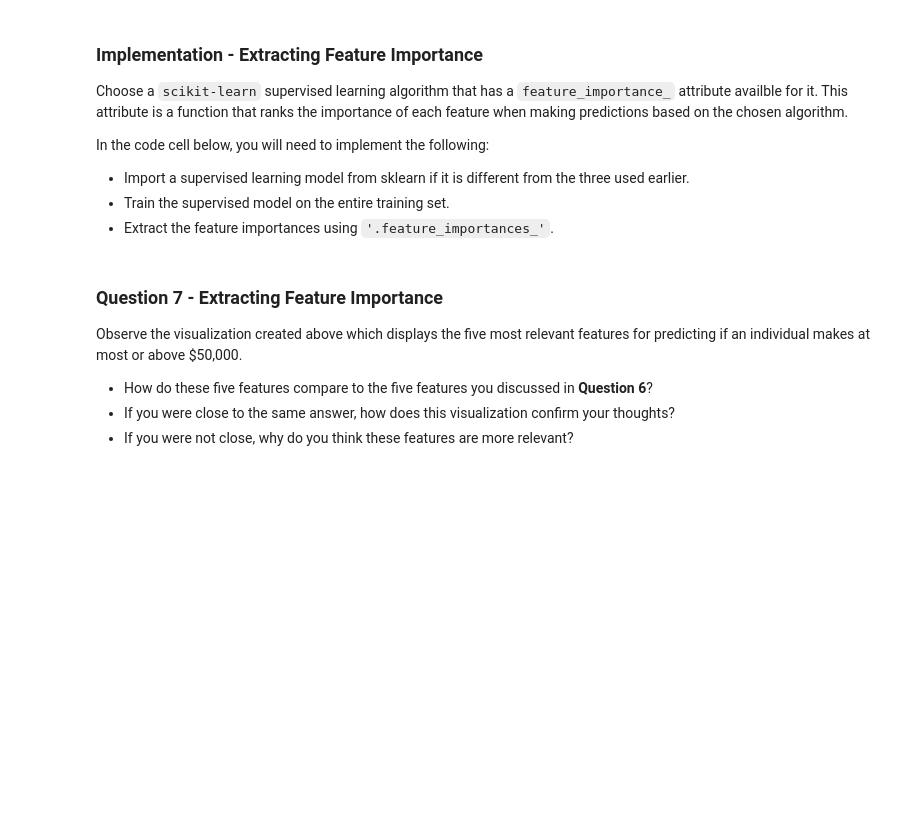
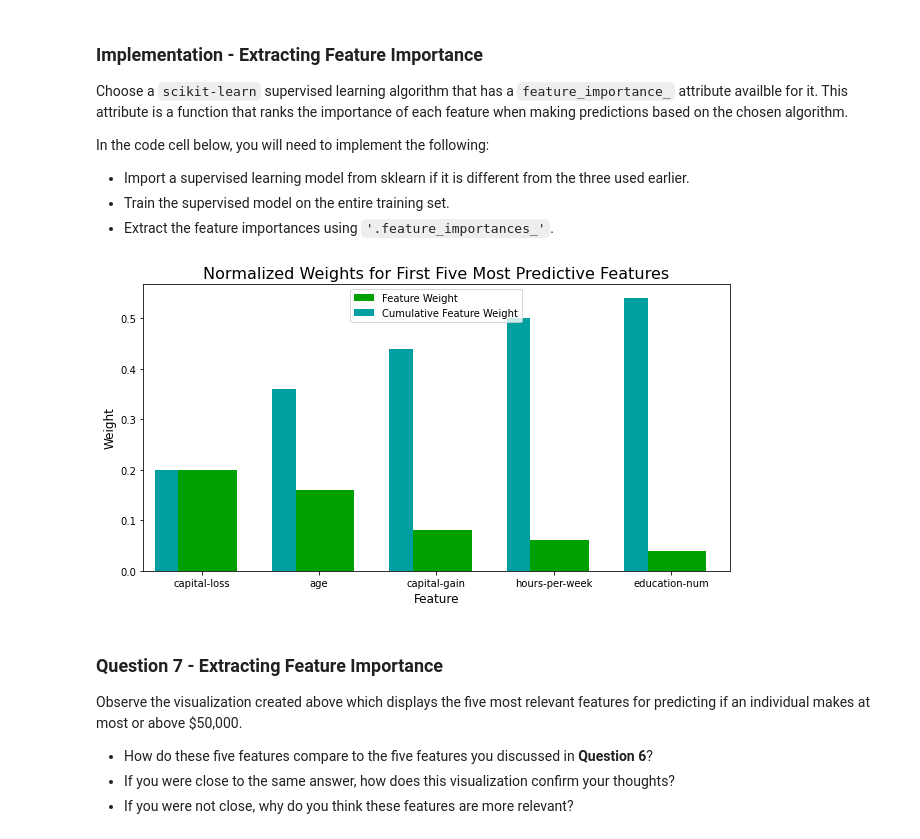
Before and after one commit to franciscolopezv/cd0025-supervised-learning, a Jupyter notebook: starter/finding_donors.ipynb, the cells around one changed output. Cells and saved outputs as stored; diff of their text form; code cells hidden in the pictures; blank space fills up the shorter version.

```diff
--- a/starter/finding_donors.ipynb
+++ b/starter/finding_donors.ipynb
@@ -494,15 +625,17 @@ In the code cell below, you will need to implement the following:
 # %%
 # TODO: Import a supervised learning model that has 'feature_importances_'
 
 
 # TODO: Train the supervised model on the training set using .fit(X_train, y_train)
-model = None
+model = AdaBoostClassifier().fit(X_train,y_train)
 
 # TODO: Extract the feature importances using .feature_importances_
-importances = None
+importances = model.feature_importances_
 
 # Plot
 vs.feature_plot(importances, X_train, y_train)
+# %% [output]
+[figure, added]
 # %% [markdown]
 ### Question 7 - Extracting Feature Importance
 
```
Also changed, not shown: parts of 19 cells of this notebook.
